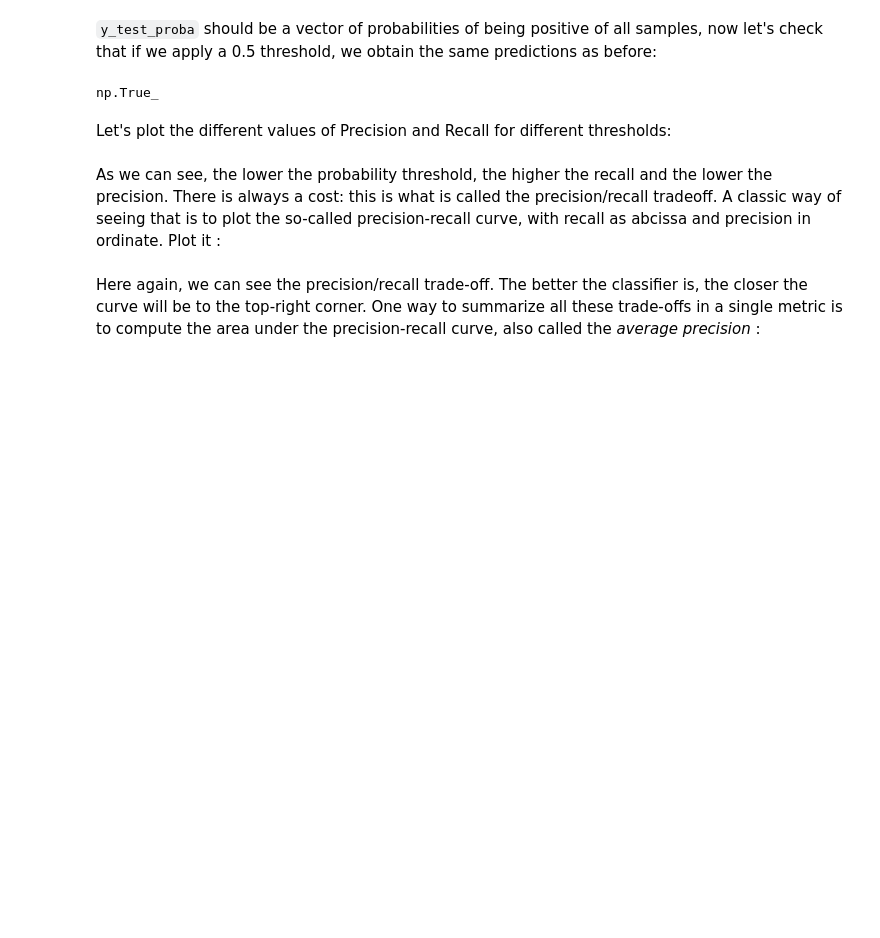
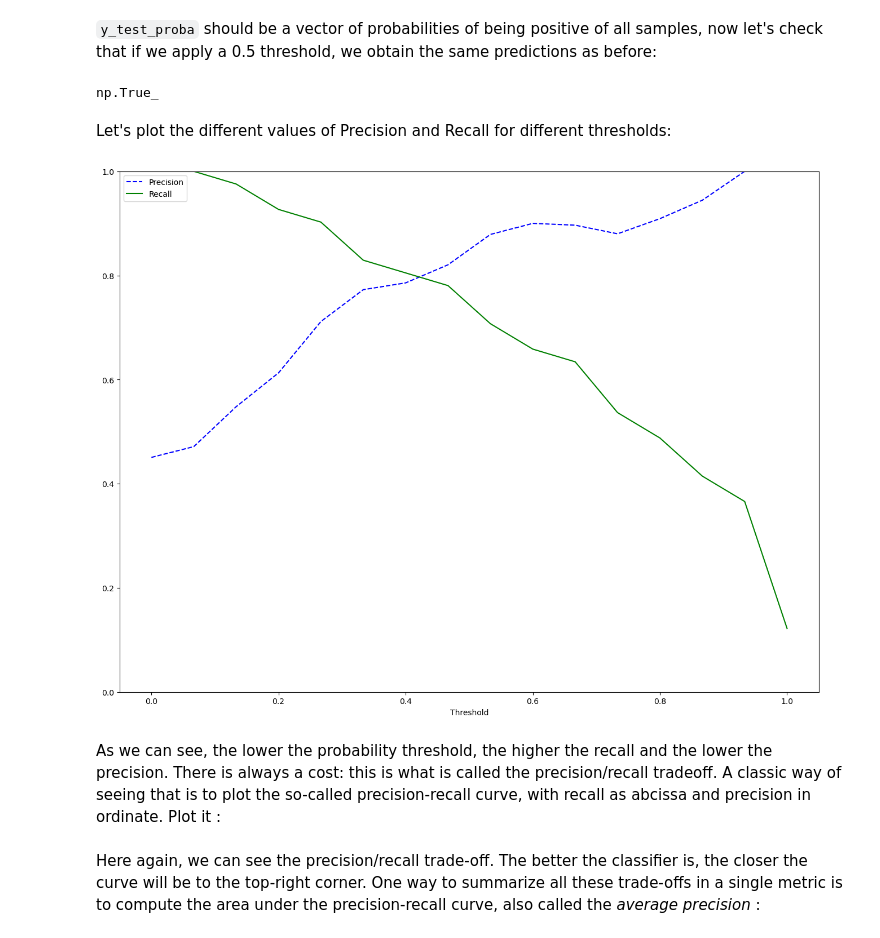
Before and after one commit to someia2026/Machine_Learning_Data_Mining, a Jupyter notebook: Machine_Learning_2.1_Classification.ipynb, the cells around one changed output. Saved outputs shown, nothing was run; the diff lists cells and outputs as text; code cells hidden in the pictures; blank space fills up the shorter version.

```diff
--- a/Machine_Learning_2.1_Classification.ipynb
+++ b/Machine_Learning_2.1_Classification.ipynb
@@ -680,16 +680,30 @@ Let's plot the different values of Precision and Recall for different thresholds
 # %%
 #Precision recall tradeoff
 from sklearn.metrics import precision_recall_curve
 
 def plot_precision_recall_vs_threshold(precisions, recalls, thresholds):
     plt.plot(thresholds, precisions[:-1], "b--", label="Precision")
     plt.plot(thresholds, recalls[:-1], "g-", label="Recall")
     plt.xlabel("Threshold")
     plt.legend(loc="upper left")
     plt.ylim([0, 1])
 plt.show()
 
 #TOFILL
+from sklearn.metrics import precision_recall_curve
+import matplotlib.pyplot as plt
+
+# Calcul precision / recall en fonction du seuil
+precisions, recalls, thresholds = precision_recall_curve(
+    y_test,
+    y_test_proba
+)
+
+# Plot
+plot_precision_recall_vs_threshold(precisions, recalls, thresholds)
+plt.show()
+# %% [output]
+[figure, added]
 # %% [markdown]
 As we can see, the lower the probability threshold, the higher the recall and the lower the precision. There is always a cost: this is what is called the precision/recall tradeoff. A classic way of seeing that is to plot the so-called precision-recall curve, with recall as abcissa and precision in ordinate. Plot it :
 # %%
```
